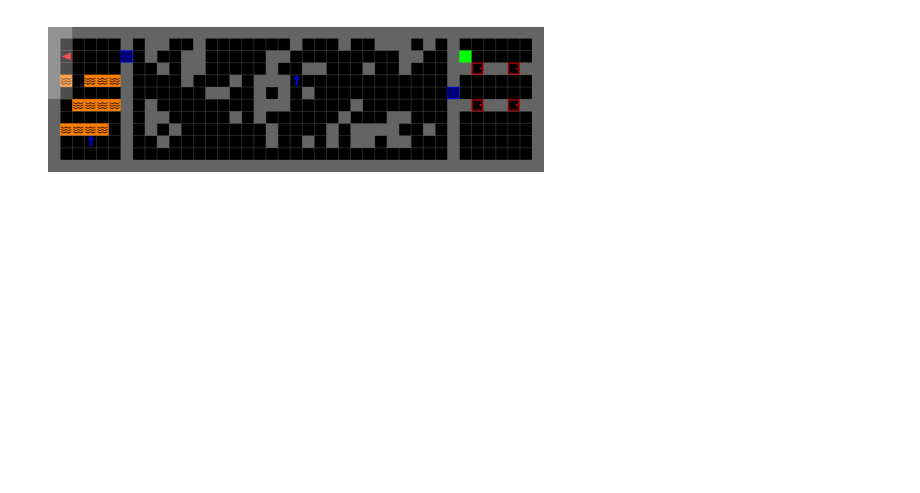
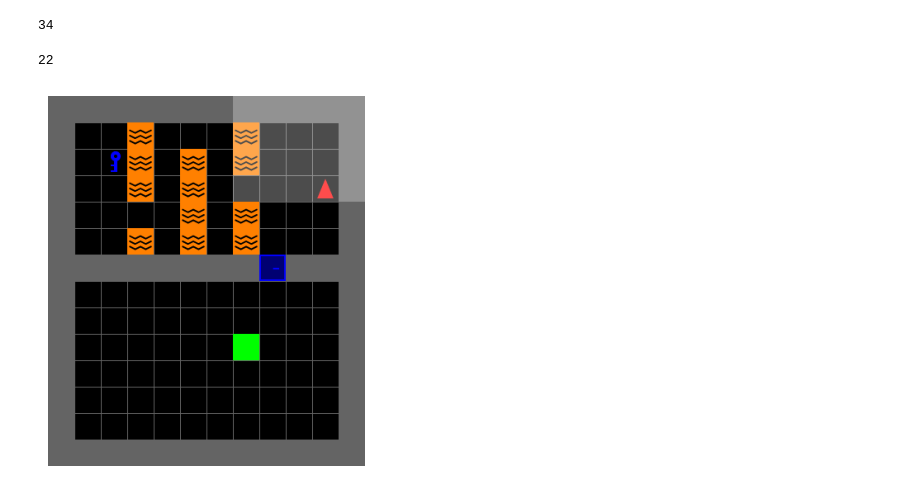
Before and after one commit to FelixDobro/Curriculum, a Jupyter notebook: dungeon.ipynb, the cells around one changed output. Cells and saved outputs as stored; diff of their text form; code cells hidden in the pictures; blank space fills up the shorter version.

```diff
--- a/dungeon.ipynb
+++ b/dungeon.ipynb
@@ -217,10 +715,22 @@ from minigrid.envs.distshift import DistShiftEnv
+# %%
+len("#L....#..........................#")
+# %% [output]
+34
+# %%
+len("#L...L#...............")
+# %% [output]
+22
 # %%
 import matplotlib.pyplot as plt
 
+env = make_dungeon_0()
+
+
+env.reset()
 frame = env.render()
 
 plt.imshow(frame)
 plt.axis('off')
 plt.show()
 # %% [output]
-[figure, old version]
+[figure, new version]
```
Also changed, not shown: parts of 7 cells of this notebook, 6 other files.
